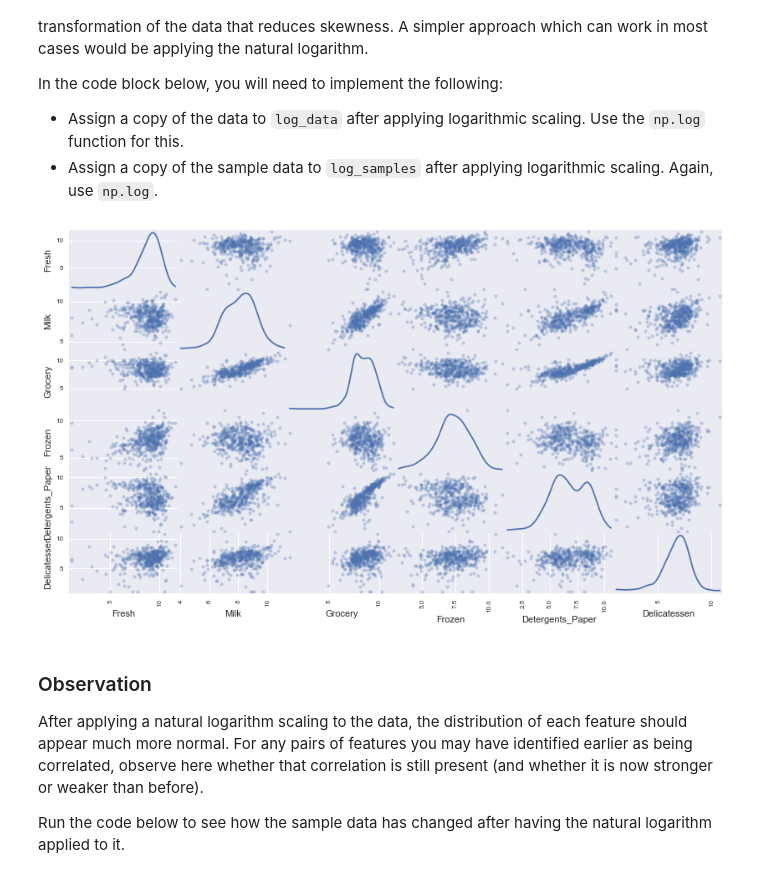
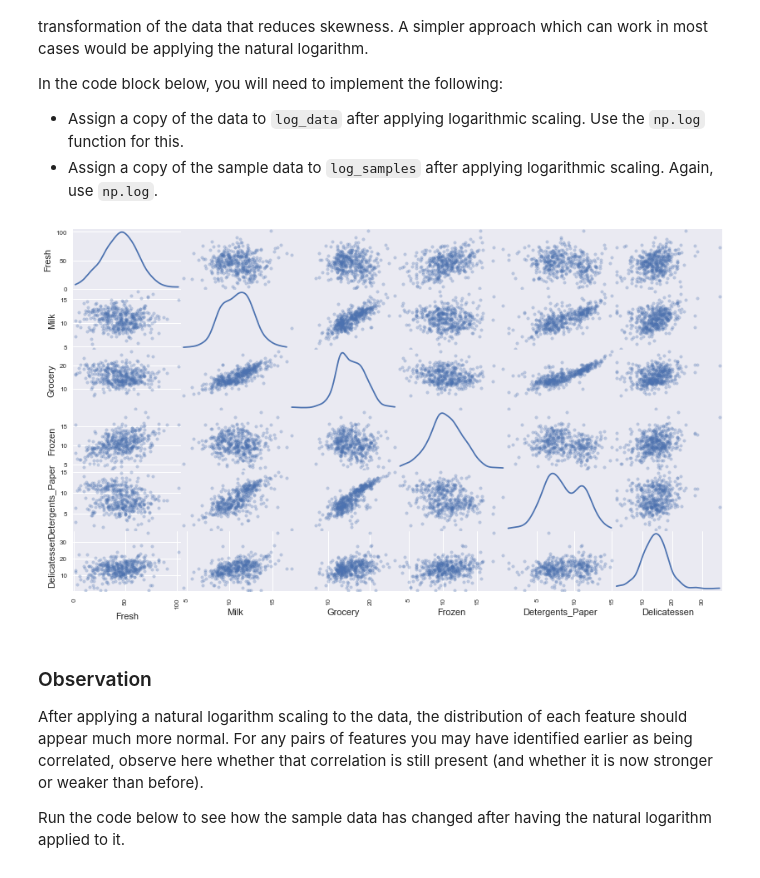
Before and after one commit to XingDYe/MLND, a Jupyter notebook: customer_segments/customer_segments.ipynb, the cells around one changed output. Saved outputs shown, nothing was run; the diff lists cells and outputs as text; code cells hidden in the pictures.

```diff
--- a/customer_segments/customer_segments.ipynb
+++ b/customer_segments/customer_segments.ipynb
@@ -182,14 +211,16 @@ In the code block below, you will need to implement the following:
 # %%
 # TODO: Scale the data using the natural logarithm
 log_data = np.log(data)
 
 # TODO: Scale the sample data using the natural logarithm
 log_samples = np.log(samples)
 
-# Produce a scatter matrix for each pair of newly-transformed features
-pd.scatter_matrix(log_data, alpha = 0.3, figsize = (14,8), diagonal = 'kde');
+# Produce a scatter matrix for each pair of newly-transformed features using boxcox
+from scipy.stats import boxcox
+bc_data = data.apply(lambda x: boxcox(x)[0], axis=0)
+pd.scatter_matrix(bc_data, alpha = 0.3, figsize = (14,8), diagonal = 'kde');
 # %% [output]
-[figure, old version]
+[figure, new version]
 # %% [markdown]
 ### Observation
 After applying a natural logarithm scaling to the data, the distribution of each feature should appear much more normal. For any pairs of features you may have identified earlier as being correlated, observe here whether that correlation is still present (and whether it is now stronger or weaker than before).
```
Also changed, not shown: parts of 22 cells of this notebook.
